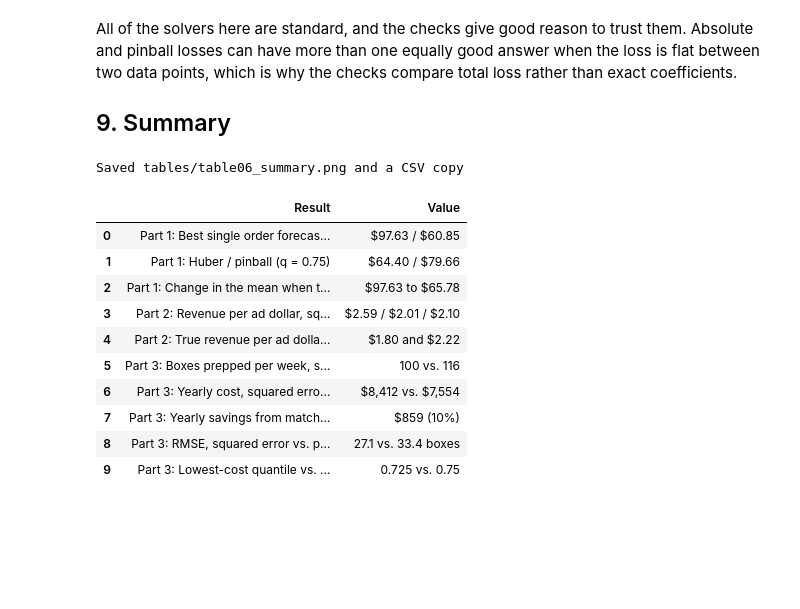
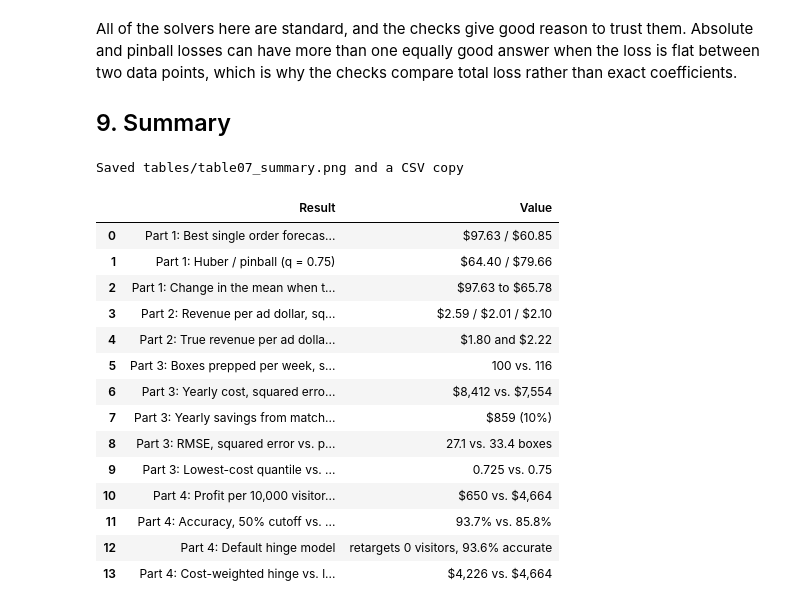
Before and after one commit to joedom99/loss-functions-for-marketers, a Jupyter notebook: loss_functions_for_marketers.ipynb, the cells around one changed output. Drawn from its saved outputs; the diff is of its cells as text; code cells hidden in the pictures; blank space fills up the shorter version.

```diff
--- a/loss_functions_for_marketers.ipynb
+++ b/loss_functions_for_marketers.ipynb
@@ -131,7 +142,7 @@ def save(fig, name):
     print("Saved", path)
 
 def dollars(x, pos=None):
-    return f"${x:,.0f}"
+    return f"-${abs(x):,.0f}" if x < 0 else f"${x:,.0f}"
 
 def dollars_k(x, pos=None):
     return "$0" if x == 0 else f"${x/1000:,.0f}k"
@@ -221,17 +232,32 @@ D = {
     "promo_share": 0.20,                 # share of weeks with a promotion
     "demand_noise": 0.25,                # week-to-week noise in demand (log scale, grows with demand)
     "replay_years": 1000,                # simulated versions of the test year
+
+    # Part 4: website visitors and retargeting
+    "n_visitors_train": 5000,            # past visitors the models learn from
+    "n_visitors_test": 20000,            # new visitors the decisions are scored on
+    "avg_pages": 4,                      # average pages viewed per visit
+    "returning_share": 0.30,             # share of visitors who have been to the site before
+    "email_share": 0.20,                 # share of visitors on the email list
+    # How each signal raises the odds of buying after a retargeting ad (log-odds scale):
+    # intercept, pages viewed, log minutes on site, returning visitor, added to cart, email subscriber
+    "buy_signal": [-5.0, 0.18, 0.45, 0.70, 1.90, 0.80],
 }
 # %%
 C = {
     "gross_margin": 0.45,          # share of revenue left after cost of goods
     "cost_per_order_missed": 12,   # lost margin and goodwill when a customer can't get a box
     "cost_per_box_wasted": 4,      # ingredients and labor in a box that goes unsold
+    "cost_per_ad": 3,              # cost to retarget one past visitor with an ad
+    "margin_per_sale": 27,         # margin on a typical $60 order at a 45% gross margin
 }
 
 # The share of the time you want enough boxes on hand. More on this in Part 3.
 Q = C["cost_per_order_missed"] / (C["cost_per_order_missed"] + C["cost_per_box_wasted"])
 # Revenue each ad dollar must bring back to pay for itself after cost of goods
 BREAKEVEN = 1 / C["gross_margin"]
-print(f"Target quantile q = {Q:.2f} | breakeven revenue per ad dollar = ${BREAKEVEN:.2f}")
+# Retarget a visitor when their chance of buying is above this cutoff. More on this in Part 4.
+CUTOFF = C["cost_per_ad"] / C["margin_per_sale"]
+print(f"Target quantile q = {Q:.2f} | breakeven revenue per ad dollar = ${BREAKEVEN:.2f} | "
+      f"retargeting cutoff = {CUTOFF:.1%}")
 # %% [output]
@@ -242,6 +268,9 @@ L = {
     "huber_delta_revenue": 1500,  # Part 2: the same idea for weekly revenue, in dollars
     "huber_delta_boxes": 15,      # Part 3: the same idea for weekly demand, in boxes
     "quantile_grid": np.round(np.arange(0.05, 0.951, 0.025), 3),  # quantiles to sweep in Part 3
+    "svm_C": 1.0,                 # Part 4: regularization strength, the same for both classifiers
+    "cutoff_grid": np.round(np.arange(0.01, 0.701, 0.01), 2),     # Part 4: probability cutoffs to sweep
+    "ad_cost_grid": [1, 2, 3, 4, 5, 6, 8, 10],                    # Part 4: ad costs to try, in dollars
 }
 # %% [markdown]
 ## 2. What a loss function is
@@ -1052,35 +1436,45 @@ summary = pd.DataFrame([
     ["Part 1: Huber / pinball (q = %.2f)" % Q, f"${best1[list(best1)[2]]:,.2f} / ${best1[list(best1)[3]]:,.2f}"],
     [f"Part 1: Change in the mean when the {D['n_big_orders']} corporate orders are removed",
      f"${best1[list(best1)[0]]:,.2f} to ${best1_small[list(best1)[0]]:,.2f}"],
     ["Part 2: Revenue per ad dollar, squared / absolute / Huber",
      " / ".join(f"${b[1]:.2f}" for b in fits2.values())],
     ["Part 2: True revenue per ad dollar and breakeven", f"${D['true_revenue_per_ad_dollar']:.2f} and ${BREAKEVEN:.2f}"],
     ["Part 3: Boxes prepped per week, squared error vs. pinball",
      f"{res3.loc[sq, 'Average weekly prep']:.0f} vs. {res3.loc[pb, 'Average weekly prep']:.0f}"],
     ["Part 3: Yearly cost, squared error vs. pinball",
      f"${res3.loc[sq, 'Yearly cost']:,.0f} vs. ${res3.loc[pb, 'Yearly cost']:,.0f}"],
     ["Part 3: Yearly savings from matching the loss to the costs",
      f"${res3.loc[sq, 'Yearly cost'] - res3.loc[pb, 'Yearly cost']:,.0f} "
      f"({(res3.loc[sq, 'Yearly cost'] - res3.loc[pb, 'Yearly cost']) / res3.loc[sq, 'Yearly cost']:.0%})"],
     ["Part 3: RMSE, squared error vs. pinball", f"{res3.loc[sq, 'RMSE']:.1f} vs. {res3.loc[pb, 'RMSE']:.1f} boxes"],
     ["Part 3: Lowest-cost quantile vs. cost ratio", f"{q_best:.3f} vs. {Q:.2f}"],
+    ["Part 4: Profit per 10,000 visitors, 50% cutoff vs. cost-based cutoff",
+     f"${res4.iloc[1]['Profit']:,.0f} vs. ${res4.iloc[2]['Profit']:,.0f}"],
+    ["Part 4: Accuracy, 50% cutoff vs. cost-based cutoff",
+     f"{res4.iloc[1]['Accuracy']:.1%} vs. {res4.iloc[2]['Accuracy']:.1%}"],
+    ["Part 4: Default hinge model", f"retargets {res4.iloc[3]['Visitors retargeted']:,.0f} visitors, {res4.iloc[3]['Accuracy']:.1%} accurate"],
+    ["Part 4: Cost-weighted hinge vs. log loss, profit", f"${res4.iloc[4]['Profit']:,.0f} vs. ${res4.iloc[2]['Profit']:,.0f}"],
 ], columns=["Result", "Value"])
-render_table("table06_summary.png", "Loss functions for marketers: key results",
+render_table("table07_summary.png", "Loss functions for marketers: key results",
              "Simulated data with illustrative assumptions", summary, [52, 26])
 summary
 # %% [output]
-Saved tables/table06_summary.png and a CSV copy
+Saved tables/table07_summary.png and a CSV copy
 |  | Result | Value |
 | 0 | Part 1: Best single order forecas... | $97.63 / $60.85 |
 | 1 | Part 1: Huber / pinball (q = 0.75) | $64.40 / $79.66 |
 | 2 | Part 1: Change in the mean when t... | $97.63 to $65.78 |
 | 3 | Part 2: Revenue per ad dollar, sq... | $2.59 / $2.01 / $2.10 |
 | 4 | Part 2: True revenue per ad dolla... | $1.80 and $2.22 |
 | 5 | Part 3: Boxes prepped per week, s... | 100 vs. 116 |
 | 6 | Part 3: Yearly cost, squared erro... | $8,412 vs. $7,554 |
 | 7 | Part 3: Yearly savings from match... | $859 (10%) |
 | 8 | Part 3: RMSE, squared error vs. p... | 27.1 vs. 33.4 boxes |
 | 9 | Part 3: Lowest-cost quantile vs. ... | 0.725 vs. 0.75 |
+| 10 | Part 4: Profit per 10,000 visitor... | $650 vs. $4,664 |
+| 11 | Part 4: Accuracy, 50% cutoff vs. ... | 93.7% vs. 85.8% |
+| 12 | Part 4: Default hinge model | retargets 0 visitors, 93.6% accurate |
+| 13 | Part 4: Cost-weighted hinge vs. l... | $4,226 vs. $4,664 |
 # %% [markdown]
 ### Takeaways
 
```
Also changed, not shown: parts of 28 cells of this notebook, 1 other file.
